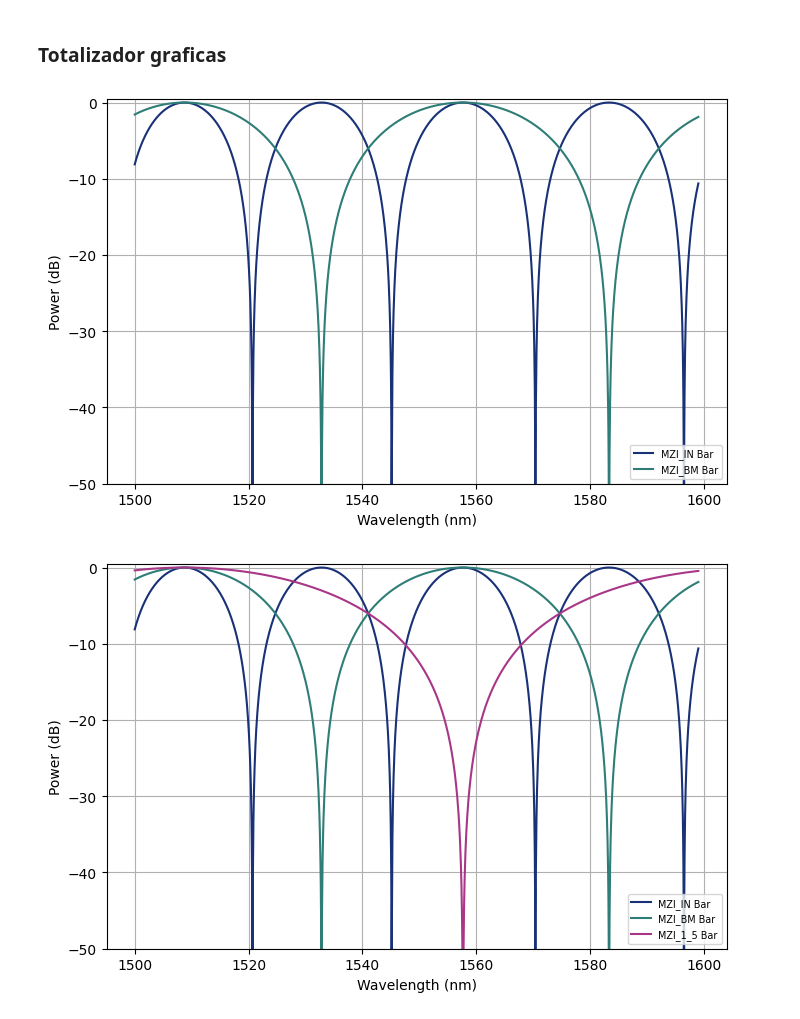
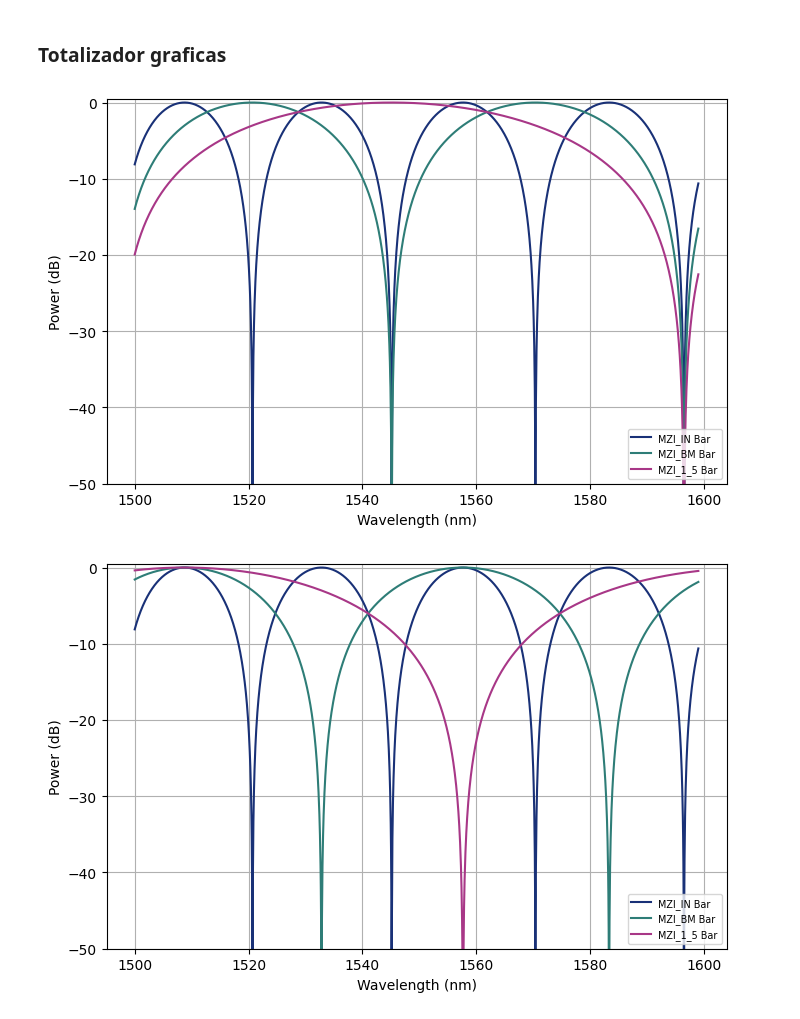
Before and after one commit to niospinamev2/Topic-6-WDM-Cascaded-MZIs, a Jupyter notebook: Graficas.ipynb, the cells around one changed output. Drawn from its saved outputs; the diff is of its cells as text; code cells hidden in the pictures.

```diff
--- a/Graficas.ipynb
+++ b/Graficas.ipynb
@@ -370,39 +429,41 @@ D2 = np.exp(-1j * beta * L/4)
 
 # PS = np.exp(1j*(np.pi/2)*0)
 
-PS = np.exp(1j*np.pi*(1/2))
-PS_1_5=np.exp(1j*-0.26*np.pi)
+# PS = np.exp(1j*np.pi*(1/2)) # Sirve
+PS = np.exp(1j*2*np.pi)
+PS_1_5=np.exp(1j*1*np.pi)
+# PS_1_5=np.exp(1j*-0.26*np.pi) # Sirve
 # PS_1_5=np.exp(1j*np.pi*(-1/2)) # Es el que aparece en la simulacion original, de igual modo no cambia mucho
 
 # ---- coeficientes ----
 mzi_in_bar = 0.5 * (1-D)
 mzi_bm_bar = 0.5 * (1-D1*PS)
 mzi_1_5_bar = 0.5 * (1-D2*PS_1_5)
 # Cross prueba
 # mzi_1_5_bar = 1j*0.5 * (1+D2*PS_1_5)
 
 # ---- evitar log(0) ----
 eps = 1e-12
 P_mzi_in_bar_dB = 10 * np.log10( np.abs(mzi_in_bar)**2 + eps)
 P_mzi_bm_bar_dB = 10 * np.log10( np.abs(mzi_bm_bar)**2 + eps)
 P_mzi_1_5_bar_dB = 10 * np.log10( np.abs(mzi_1_5_bar)**2 + eps)
 
 # ---- gráfica ----
 plt.figure(figsize=(8,5))
 # plt.figure(figsize=(4,2.5))
 plt.plot(wvl*1e9, P_mzi_in_bar_dB, color="#193177", label='MZI_IN Bar')
 plt.plot(wvl*1e9, P_mzi_bm_bar_dB, color="#2e7d77", label='MZI_BM Bar')
-# plt.plot(wvl*1e9, P_mzi_1_5_bar_dB, color="#a83787", label='MZI_1_5 Bar')
+plt.plot(wvl*1e9, P_mzi_1_5_bar_dB, color="#a83787", label='MZI_1_5 Bar')
 
 plt.xlabel('Wavelength (nm)')
 plt.ylabel('Power (dB)')
 plt.ylim(-50,0.5)
 plt.legend(fontsize='x-small', loc="lower right")
 plt.grid()
 # plt.savefig('IMG/OUT_BM_BAR.png', bbox_inches='tight')
 # plt.savefig('IMG/OUT_1_5_BAR.png', bbox_inches='tight')
 # %% [output]
-[figure, old version]
+[figure, new version]
 # %%
 D  = np.exp(-1j * beta * L)
 D1 = np.exp(-1j * beta * L/2)
```
Also changed, not shown: parts of 11 cells of this notebook, 1 other file.
